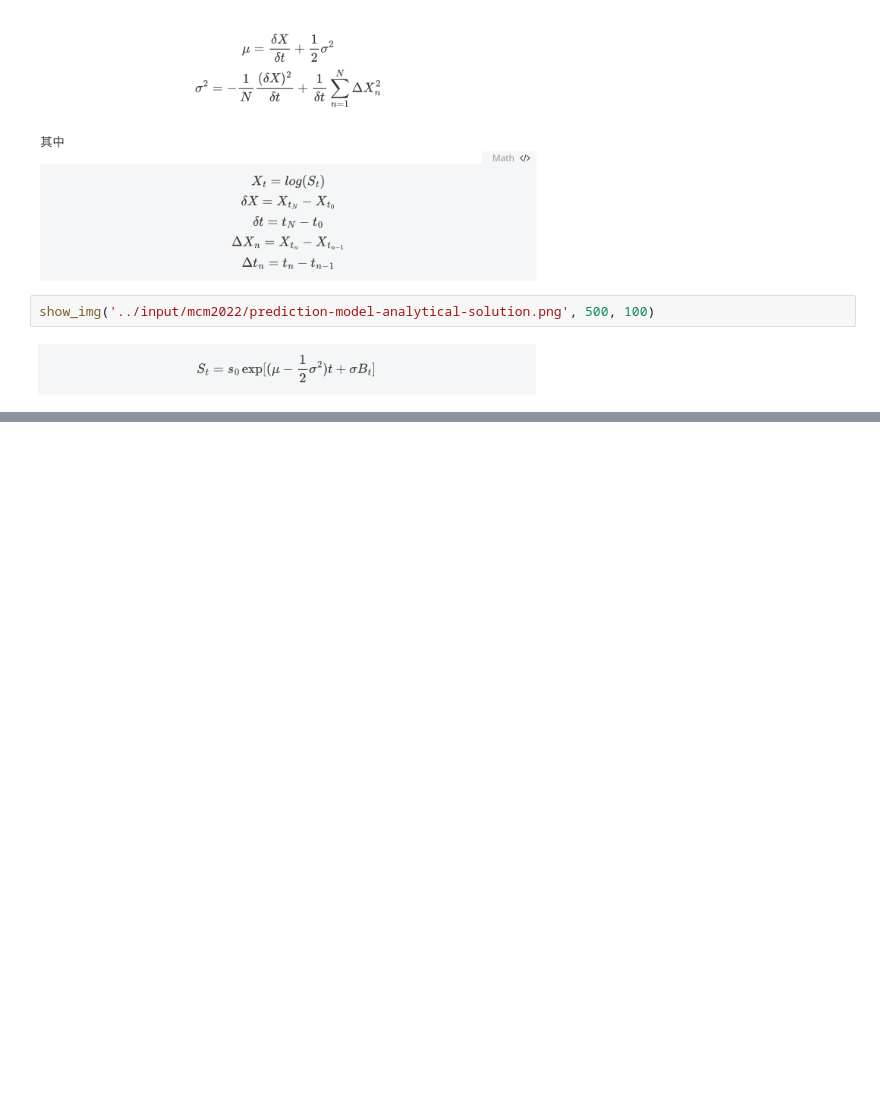
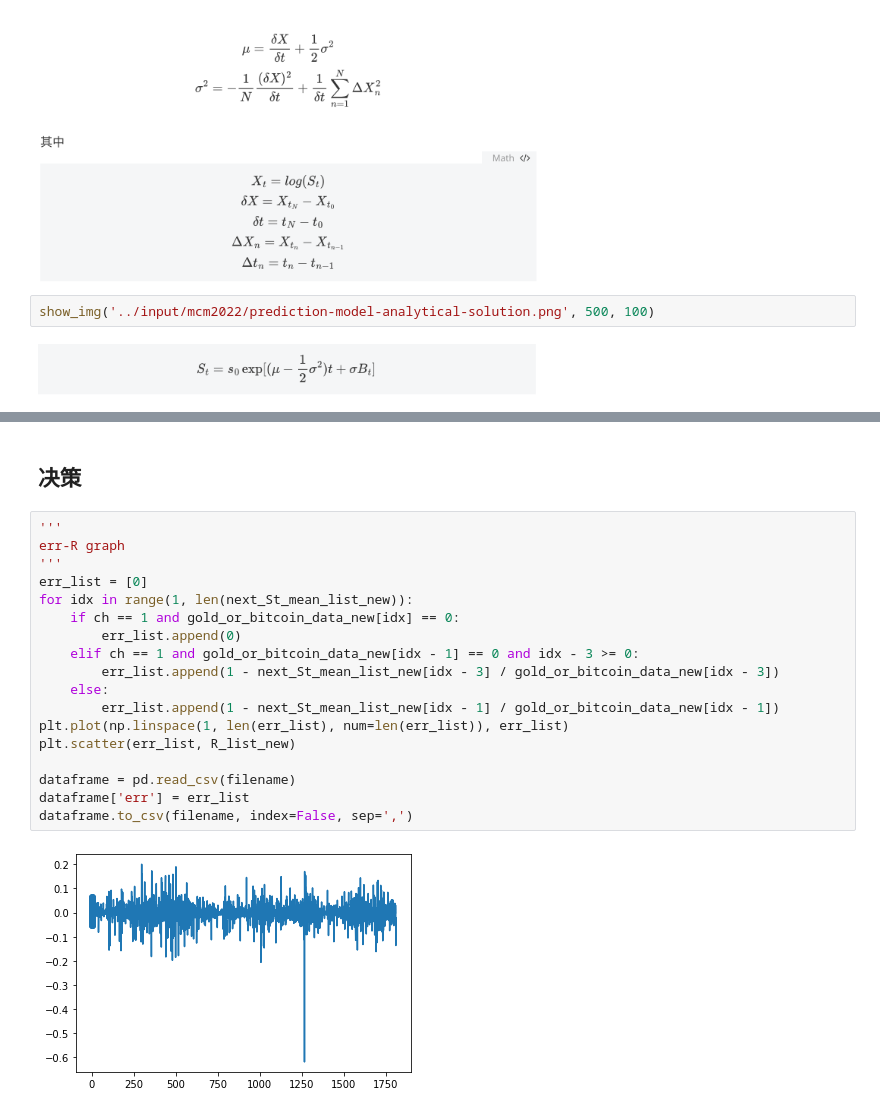
Before and after one commit to WilliamX1/mcm-2022, a Jupyter notebook: mcm-2022-prediction-model.ipynb, the cells around one changed output, grey strips where cells are left out. Saved outputs shown, nothing was run; the diff lists cells and outputs as text; blank space fills up the shorter version.

```diff
--- a/mcm-2022-prediction-model.ipynb
+++ b/mcm-2022-prediction-model.ipynb
@@ -368,0 +529,22 @@ success
+# %% [markdown]
+## 决策
+# %%
+'''
+err-R graph
+'''
+err_list = [0]
+for idx in range(1, len(next_St_mean_list_new)):
+    if ch == 1 and gold_or_bitcoin_data_new[idx] == 0:
+        err_list.append(0)
+    elif ch == 1 and gold_or_bitcoin_data_new[idx - 1] == 0 and idx - 3 >= 0:
+        err_list.append(1 - next_St_mean_list_new[idx - 3] / gold_or_bitcoin_data_new[idx - 3])
+    else:
+        err_list.append(1 - next_St_mean_list_new[idx - 1] / gold_or_bitcoin_data_new[idx - 1])
+plt.plot(np.linspace(1, len(err_list), num=len(err_list)), err_list)
+plt.scatter(err_list, R_list_new)
+
+dataframe = pd.read_csv(filename)
+dataframe['err'] = err_list
+dataframe.to_csv(filename, index=False, sep=',')
+# %% [output]
+[figure, added]
```
Also changed, not shown: parts of 10 cells of this notebook.
